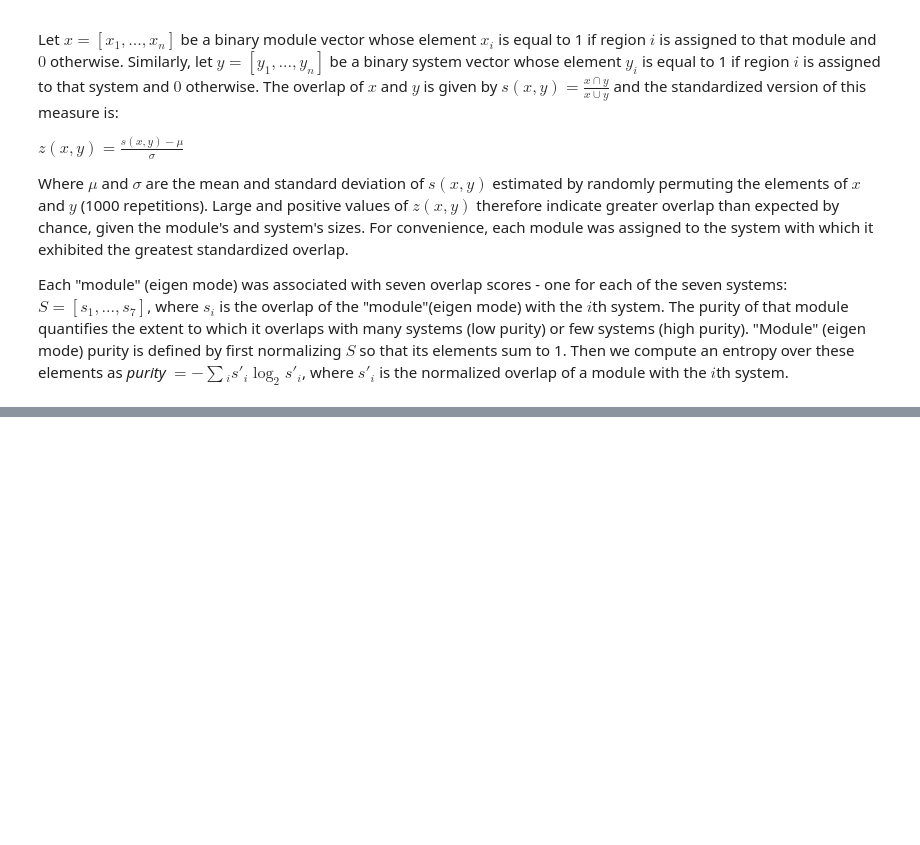
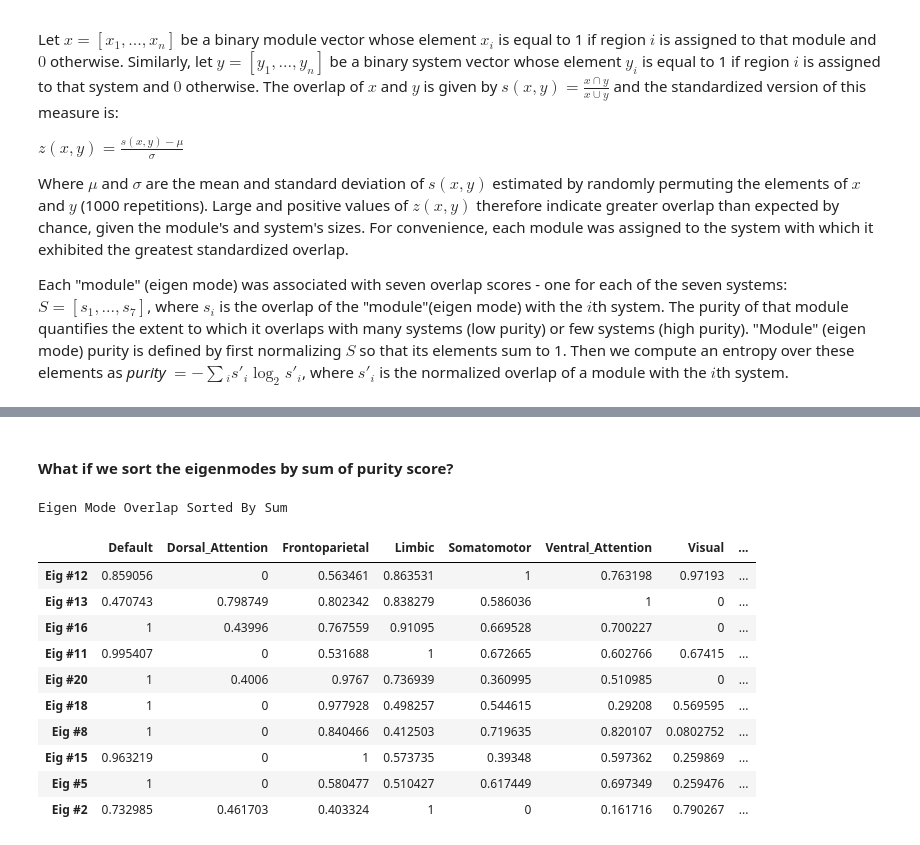
Before and after one commit to Raj-Lab-UCSF/spectrome, a Jupyter notebook: spectrome/notebooks/eigenmode_purityscores.ipynb, the cells around one changed output, grey strips where cells are left out. Cells and saved outputs as stored; diff of their text form; code cells hidden in the pictures; blank space fills up the shorter version.

```diff
--- a/spectrome/notebooks/eigenmode_purityscores.ipynb
+++ b/spectrome/notebooks/eigenmode_purityscores.ipynb
@@ -30,0 +129,25 @@ from forward import e
+# %% [markdown]
+#### What if we sort the eigenmodes by sum of purity score?
+# %%
+overlap_score_sum = df_norm_overlapz.sum(axis = 1)
+sum_cols = [('Overlap Sum')]
+df_ind = ['Eig #%d' % x for x in np.arange(len(df_overlap_score.index))+1]
+df_sum = pd.DataFrame(overlap_score_sum, index = df_ind, columns = sum_cols)
+sum_order = df_sum.sort_values(by = 'Overlap Sum', ascending = False).index
+ordered_overlapz_sum = df_norm_overlapz.reindex(sum_order)
+ordered_sumdf = df_sum.reindex(sum_order)
+combined_sumdf = ordered_overlapz_sum.join(ordered_sumdf)
+combined_sumdf.head(10).style.set_caption('Eigen Mode Overlap Sorted By Sum').apply(functions.highlight_max, subset = ordered_overlapz.columns, axis = 1)
+# %% [output]
+Eigen Mode Overlap Sorted By Sum
+|  | Default | Dorsal_Attention | Frontoparietal | Limbic | Somatomotor | Ventral_Attention | Visual | ... |
+| Eig #12 | 0.859056 | 0 | 0.563461 | 0.863531 | 1 | 0.763198 | 0.97193 | ... |
+| Eig #13 | 0.470743 | 0.798749 | 0.802342 | 0.838279 | 0.586036 | 1 | 0 | ... |
+| Eig #16 | 1 | 0.43996 | 0.767559 | 0.91095 | 0.669528 | 0.700227 | 0 | ... |
+| Eig #11 | 0.995407 | 0 | 0.531688 | 1 | 0.672665 | 0.602766 | 0.67415 | ... |
+| Eig #20 | 1 | 0.4006 | 0.9767 | 0.736939 | 0.360995 | 0.510985 | 0 | ... |
+| Eig #18 | 1 | 0 | 0.977928 | 0.498257 | 0.544615 | 0.29208 | 0.569595 | ... |
+| Eig #8 | 1 | 0 | 0.840466 | 0.412503 | 0.719635 | 0.820107 | 0.0802752 | ... |
+| Eig #15 | 0.963219 | 0 | 1 | 0.573735 | 0.39348 | 0.597362 | 0.259869 | ... |
+| Eig #5 | 1 | 0 | 0.580477 | 0.510427 | 0.617449 | 0.697349 | 0.259476 | ... |
+| Eig #2 | 0.732985 | 0.461703 | 0.403324 | 1 | 0 | 0.161716 | 0.790267 | ... |
```
Also changed, not shown: parts of 11 cells of this notebook, 1 other file.
